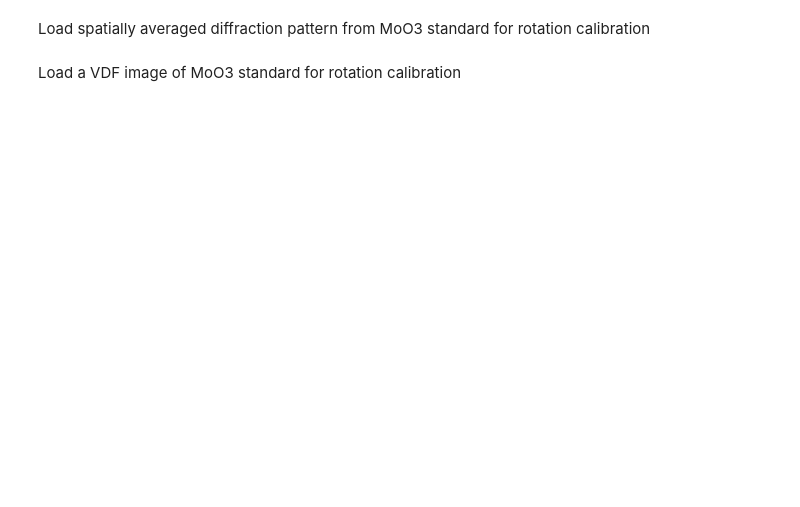
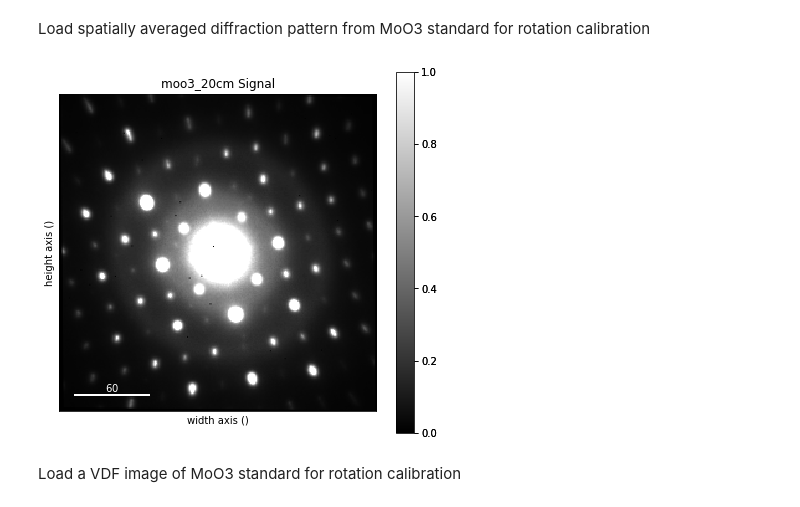
Before and after one commit to pyxem/pyxem-demos, a Jupyter notebook: 03 Reference Standards - Dimension Calibrations - Rotation Calibrations.ipynb, the cells around one changed output. Drawn from its saved outputs; the diff is of its cells as text; code cells hidden in the pictures; blank space fills up the shorter version.

```diff
--- a/03 Reference Standards - Dimension Calibrations - Rotation Calibrations.ipynb
+++ b/03 Reference Standards - Dimension Calibrations - Rotation Calibrations.ipynb
@@ -37,7 +44,10 @@ au_im = pxm.load('./data/03/au_xgrating_100kX.hspy')
 # %% [markdown]
 Load spatially averaged diffraction pattern from MoO3 standard for rotation calibration
 # %%
-moo3_dpeg = pxm.load('./data/03/moo3_20cm.tif')
+moo3_dpeg = hs.load('./data/03/moo3_20cm.tif')
+moo3_dpeg.plot(vmax=1)
+# %% [output]
+[figure, added]
 # %% [markdown]
 Load a VDF image of MoO3 standard for rotation calibration
 # %%
```
Also changed, not shown: parts of 40 cells of this notebook, 8 other files.
